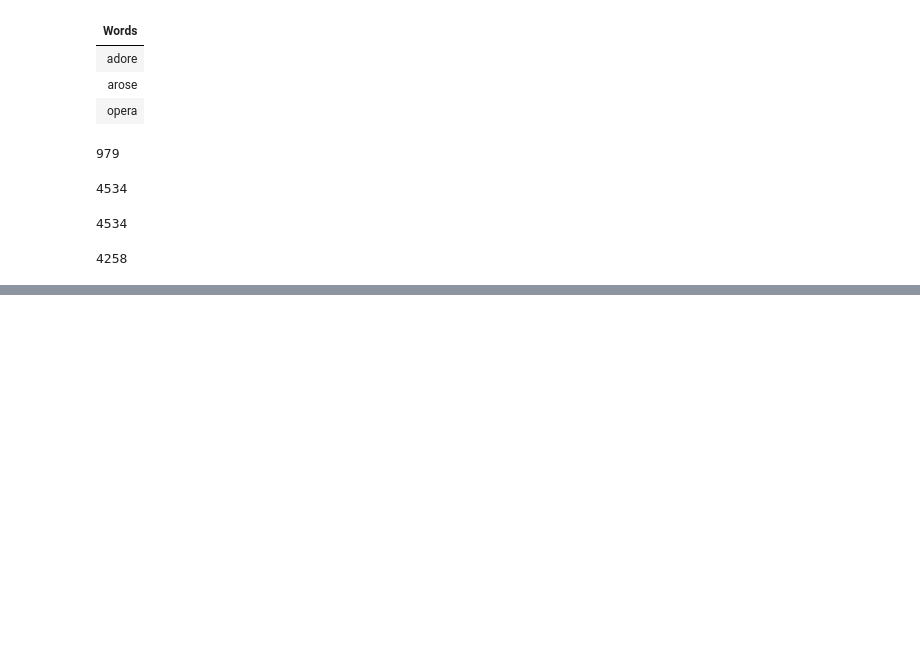
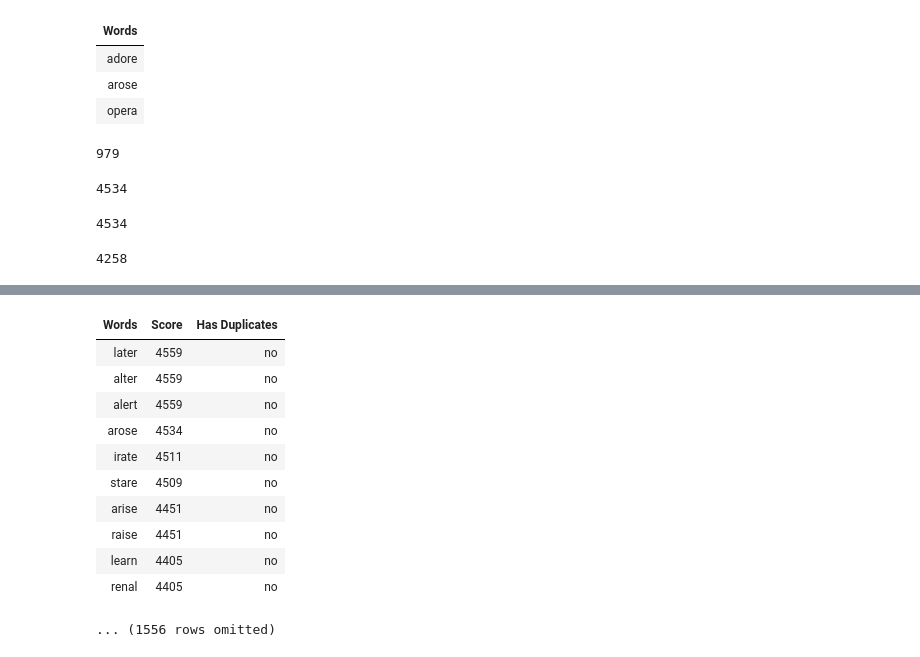
Before and after one commit to lawtonsclass/f26-code-from-class, a Jupyter notebook: data8/midterm-review.ipynb, the cells around one changed output, grey strips where cells are left out. Cells and saved outputs as stored; diff of their text form; code cells hidden in the pictures; blank space fills up the shorter version.

```diff
--- a/data8/midterm-review.ipynb
+++ b/data8/midterm-review.ipynb
@@ -408,0 +508,15 @@ get_score('adore')
+# %%
+words_scores_duplicates.sort('Score', descending=True).where('Has Duplicates', are.equal_to('no'))
+# %% [output]
+| Words | Score | Has Duplicates |
+| later | 4559 | no |
+| alter | 4559 | no |
+| alert | 4559 | no |
+| arose | 4534 | no |
+| irate | 4511 | no |
+| stare | 4509 | no |
+| arise | 4451 | no |
+| raise | 4451 | no |
+| learn | 4405 | no |
+| renal | 4405 | no |
+... (1556 rows omitted)
```
Also changed, not shown: parts of 14 cells of this notebook.
